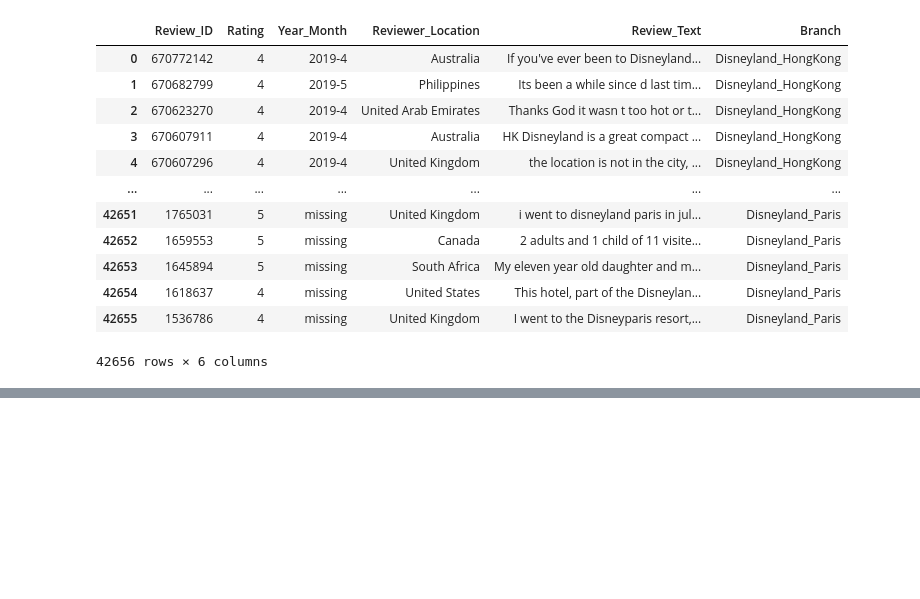
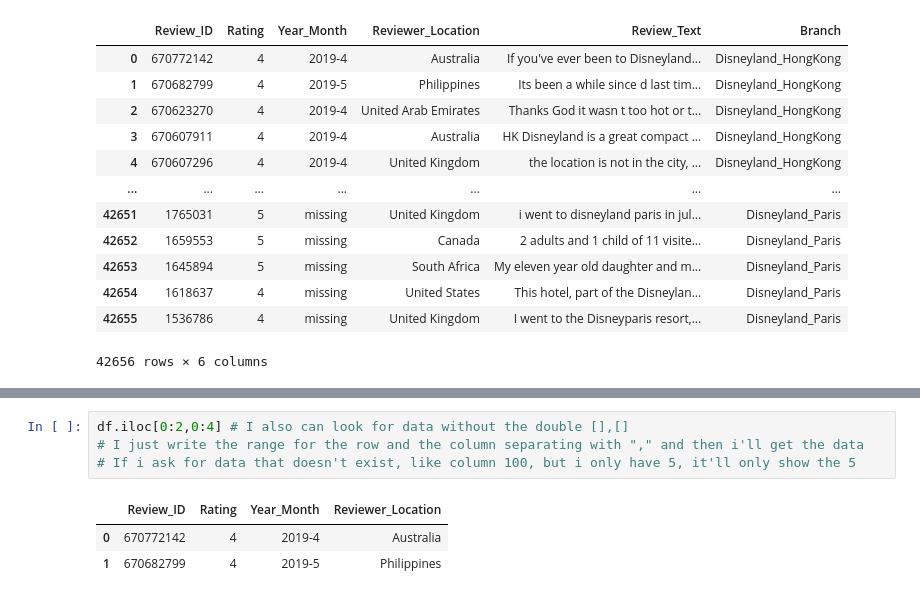
Before and after one commit to 39cam/DataScience, a Jupyter notebook: first_try.ipynb, the cells around one changed output, grey strips where cells are left out. Saved outputs shown, nothing was run; the diff lists cells and outputs as text; blank space fills up the shorter version.

Commit message:
Looking for data

```diff
--- a/first_try.ipynb
+++ b/first_try.ipynb
@@ -37,0 +107,8 @@ df.tail(3)
+# %%
+df.iloc[0:2,0:4] # I also can look for data without the double [],[]
+# I just write the range for the row and the column separating with "," and then i'll get the data
+# If i ask for data that doesn't exist, like column 100, but i only have 5, it'll only show the 5
+# %% [output]
+|  | Review_ID | Rating | Year_Month | Reviewer_Location |
+| 0 | 670772142 | 4 | 2019-4 | Australia |
+| 1 | 670682799 | 4 | 2019-5 | Philippines |
```
Also changed, not shown: parts of 14 cells of this notebook.
